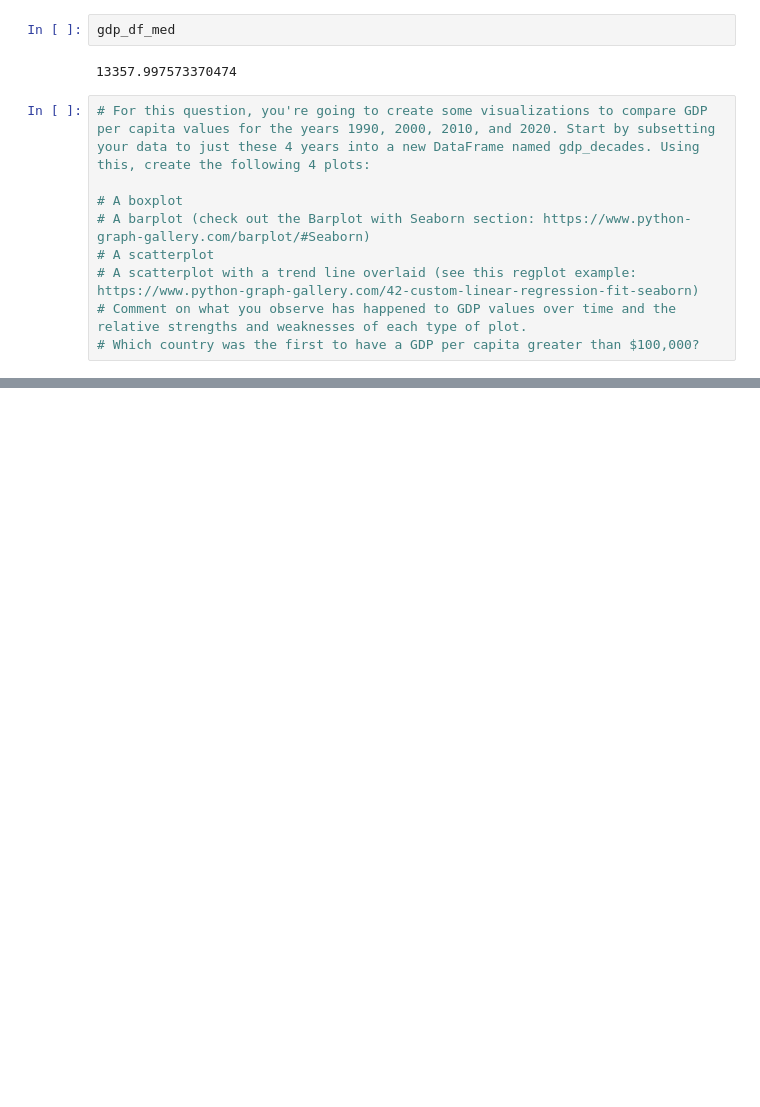
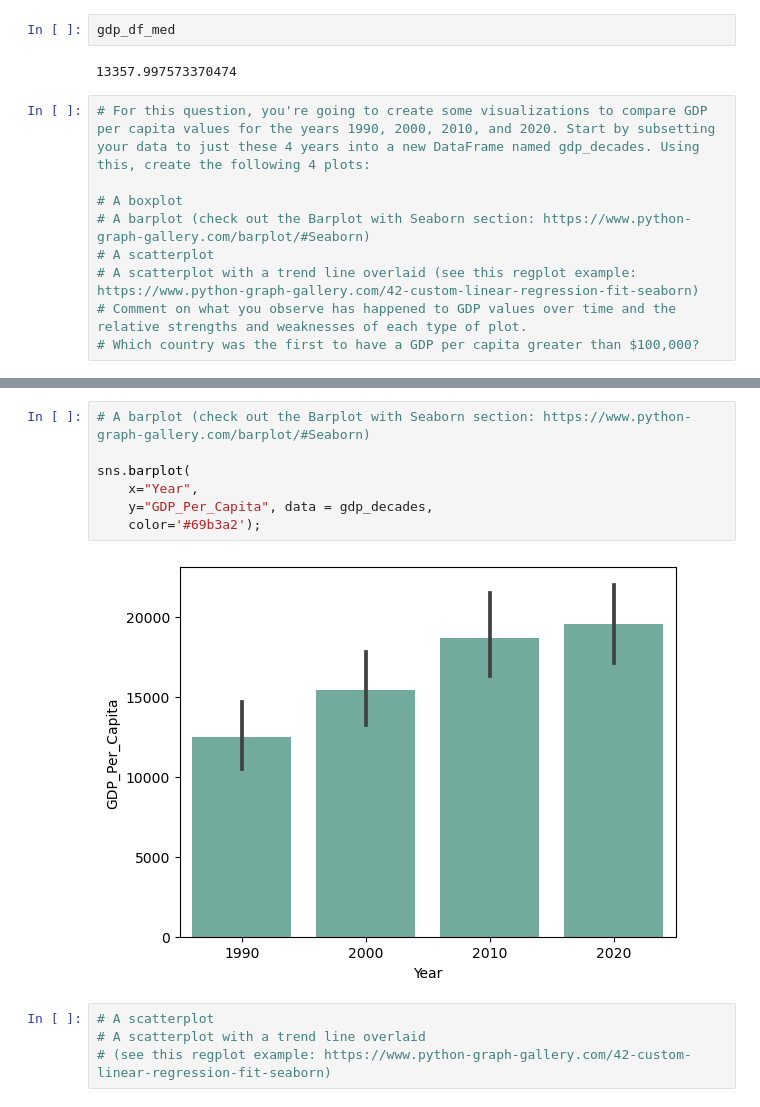
Before and after one commit to NSS-Data-Analytics-Cohort-11/undata-maryam-muhammad-0, a Jupyter notebook: notebook/un_data.ipynb, the cells around one changed output, grey strips where cells are left out. Saved outputs shown, nothing was run; the diff lists cells and outputs as text; blank space fills up the shorter version.

```diff
--- a/notebook/un_data.ipynb
+++ b/notebook/un_data.ipynb
@@ -193,0 +202,13 @@ gdp_df_med
+# %%
+# A barplot (check out the Barplot with Seaborn section: https://www.python-graph-gallery.com/barplot/#Seaborn)
+
+sns.barplot(
+    x="Year",
+    y="GDP_Per_Capita", data = gdp_decades,
+    color='#69b3a2');
+# %% [output]
+[figure, added]
+# %%
+# A scatterplot
+# A scatterplot with a trend line overlaid
+# (see this regplot example: https://www.python-graph-gallery.com/42-custom-linear-regression-fit-seaborn)
```
Also changed, not shown: parts of 4 cells of this notebook.
